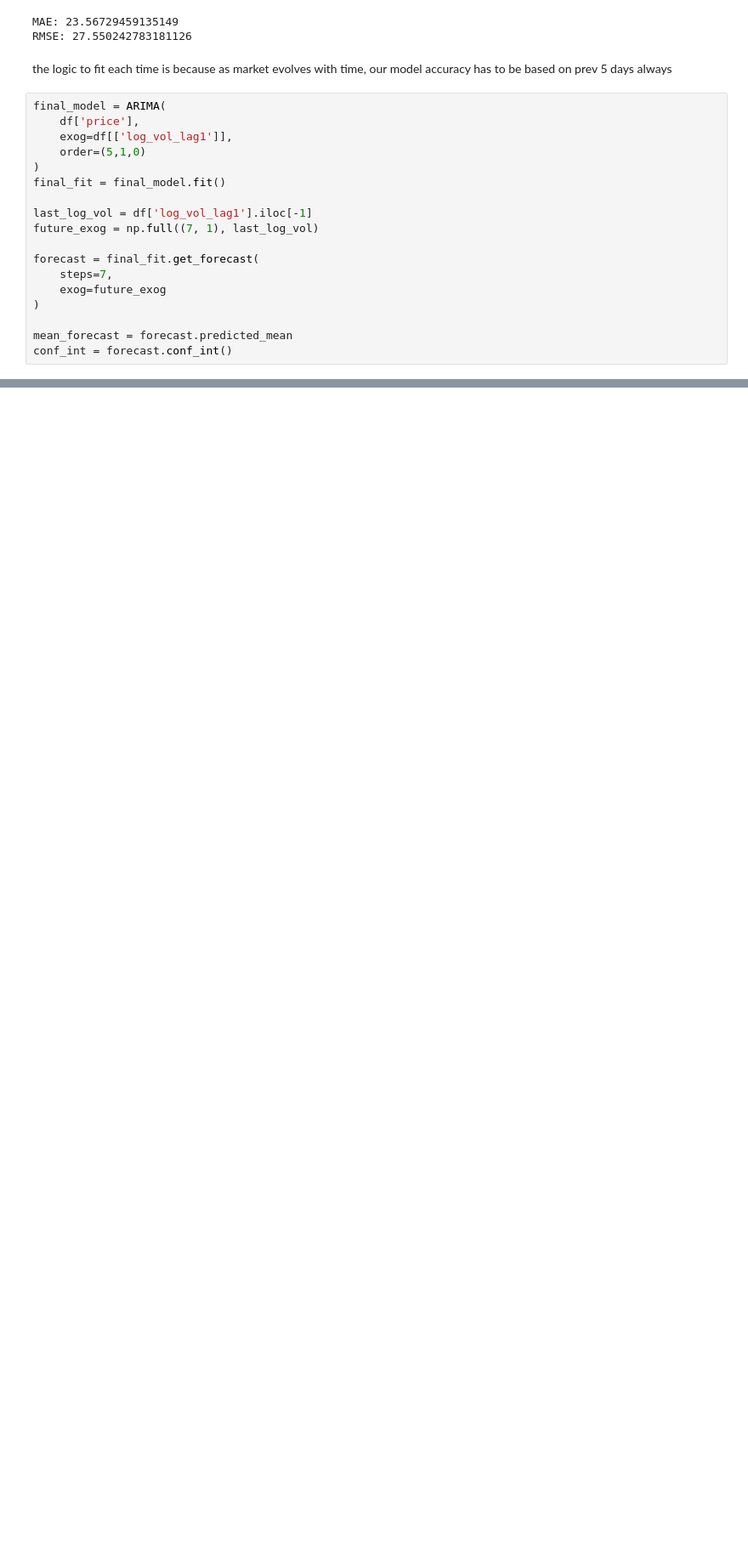
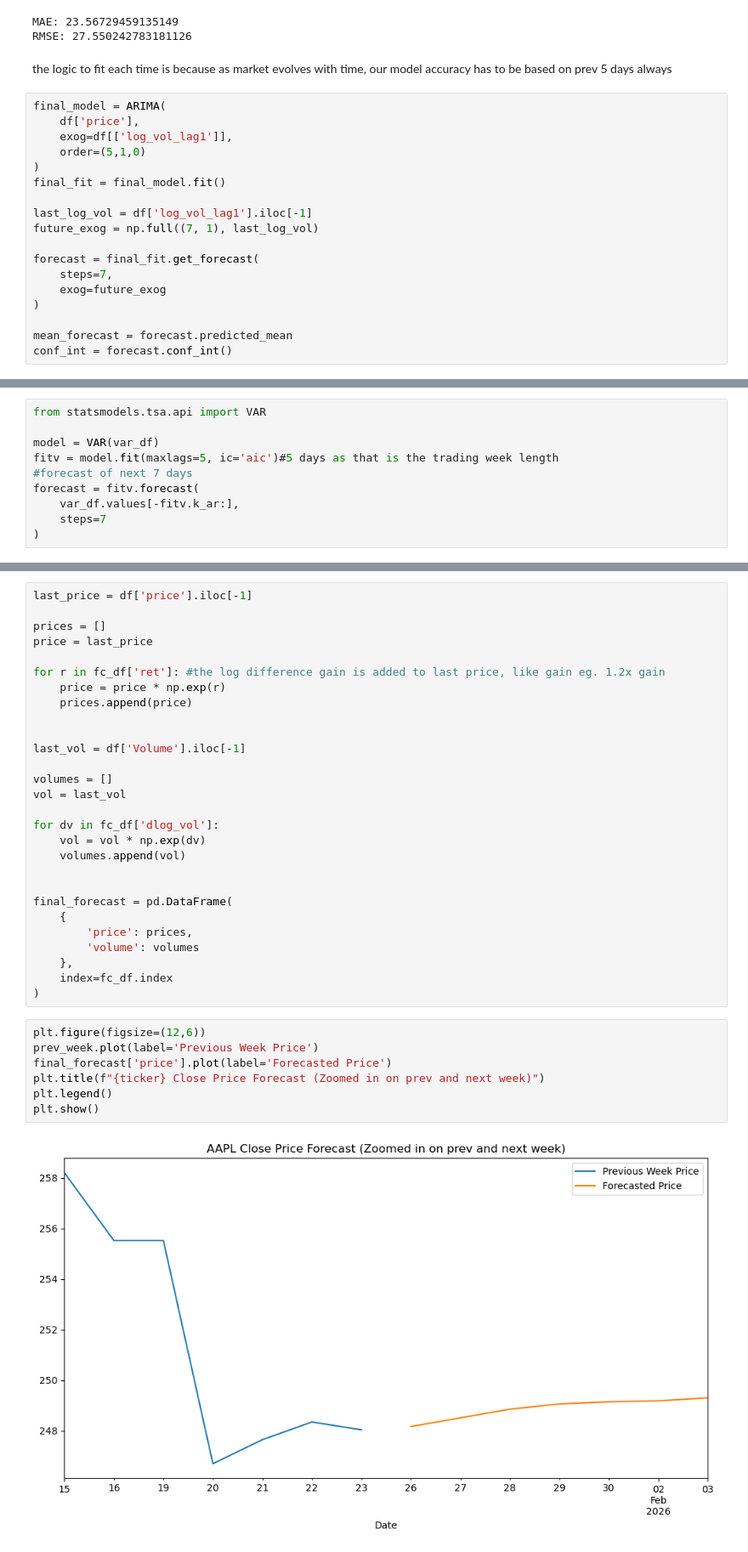
Before and after one commit to thakur-tejasva/GDG_AI-ML, a Jupyter notebook: Task-1/simple_predictor.ipynb, the cells around one changed output, grey strips where cells are left out. Shown at 85% size. Drawn from its saved outputs; the diff is of its cells as text; blank space fills up the shorter version.

Commit message:
improved, by not guessing future volumes, using VAR

```diff
--- a/Task-1/simple_predictor.ipynb
+++ b/Task-1/simple_predictor.ipynb
@@ -151,0 +171,10 @@ plt.show()
+# %%
+from statsmodels.tsa.api import VAR
+
+model = VAR(var_df)
+fitv = model.fit(maxlags=5, ic='aic')#5 days as that is the trading week length
+#forecast of next 7 days
+forecast = fitv.forecast(
+    var_df.values[-fitv.k_ar:],
+    steps=7
+)
@@ -151,0 +199,37 @@ plt.show()
+# %%
+last_price = df['price'].iloc[-1]
+
+prices = []
+price = last_price
+
+for r in fc_df['ret']: #the log difference gain is added to last price, like gain eg. 1.2x gain
+    price = price * np.exp(r)
+    prices.append(price)
+
+
+last_vol = df['Volume'].iloc[-1]
+
+volumes = []
+vol = last_vol
+
+for dv in fc_df['dlog_vol']:
+    vol = vol * np.exp(dv)
+    volumes.append(vol)
+
+
+final_forecast = pd.DataFrame(
+    {
+        'price': prices,
+        'volume': volumes
+    },
+    index=fc_df.index
+)
+# %%
+plt.figure(figsize=(12,6))
+prev_week.plot(label='Previous Week Price')
+final_forecast['price'].plot(label='Forecasted Price')
+plt.title(f"{ticker} Close Price Forecast (Zoomed in on prev and next week)")
+plt.legend()
+plt.show()
+# %% [output]
+[figure, added]
```
Also changed, not shown: parts of 6 cells of this notebook.
